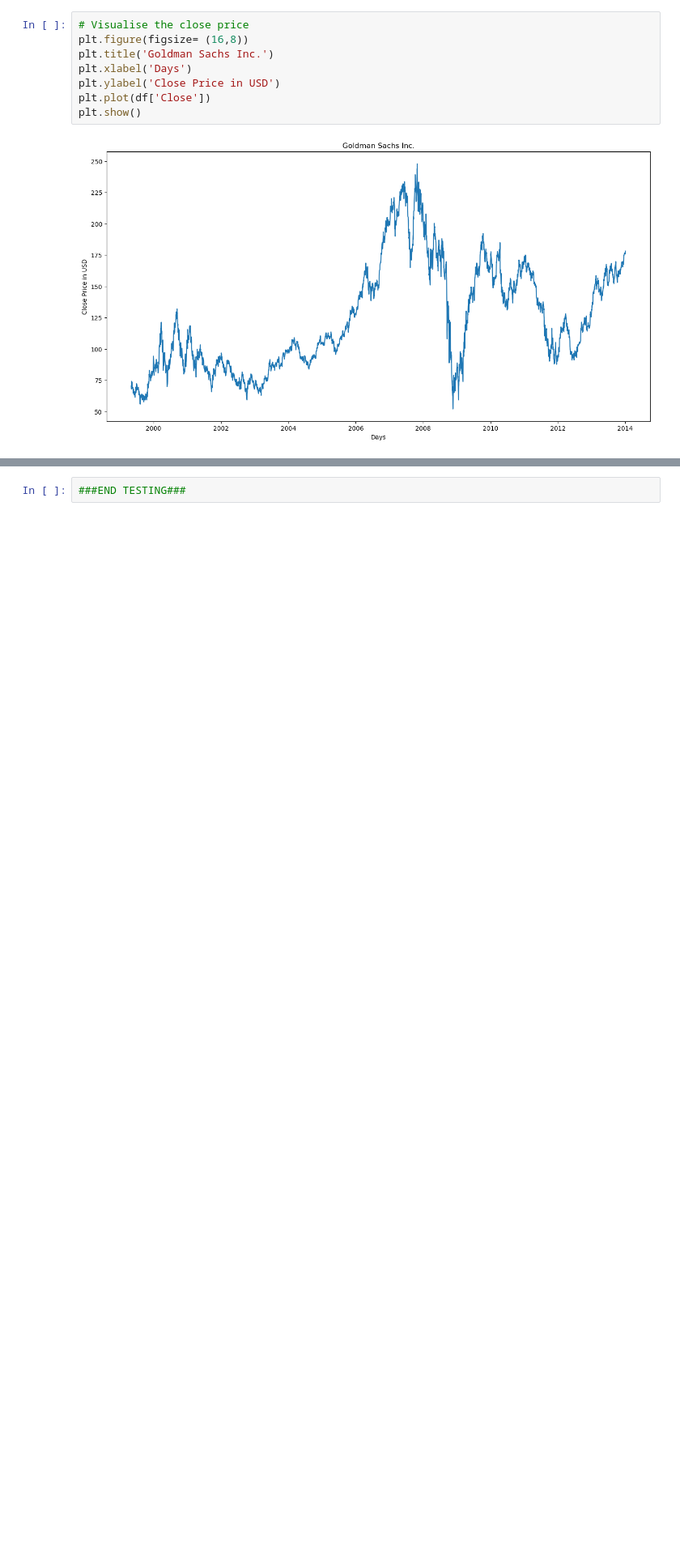
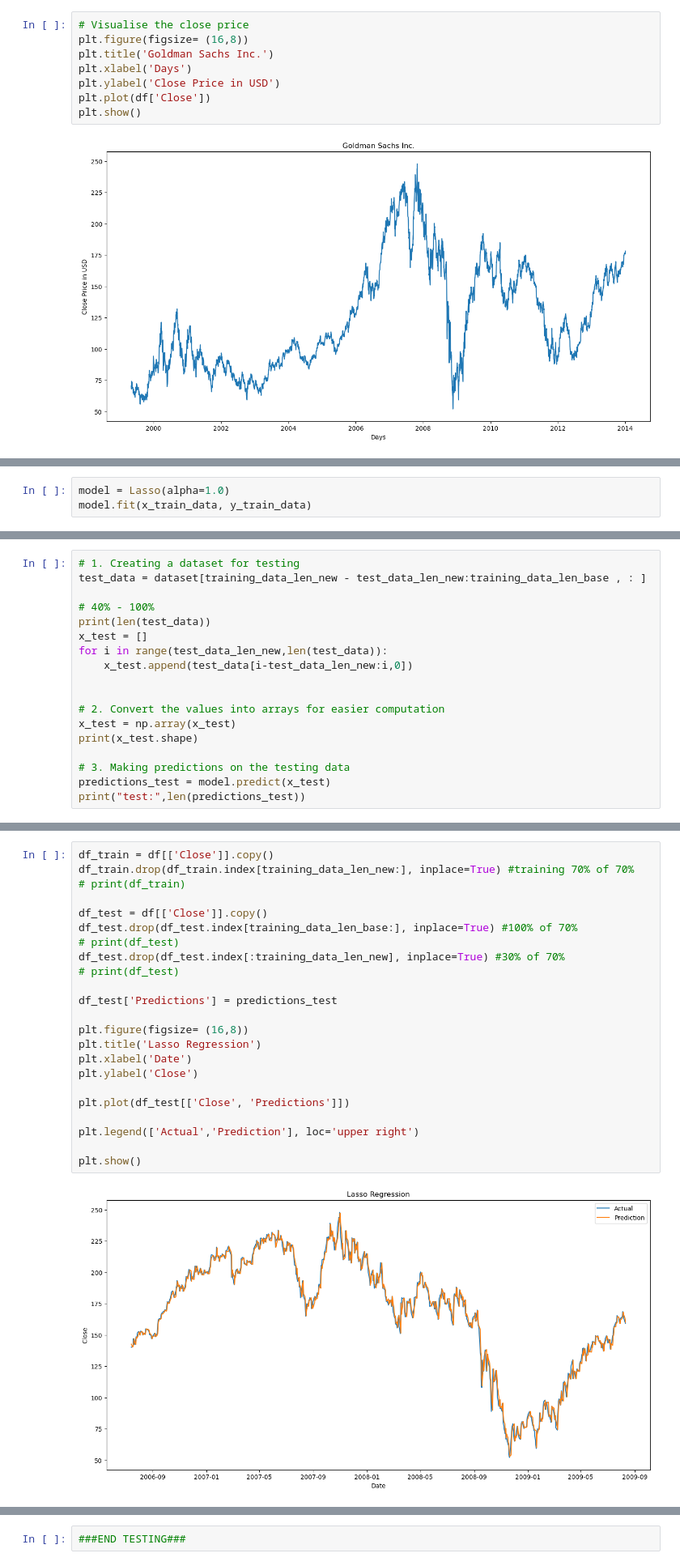
Before and after one commit to nkwleroux/YonseiAdvProgFinals, a Jupyter notebook: LassoRidge.ipynb, the cells around one changed output, grey strips where cells are left out. Shown: that part at 81% size. Saved outputs shown, nothing was run; the diff lists cells and outputs as text; blank space fills up the shorter version.

```diff
--- a/LassoRidge.ipynb
+++ b/LassoRidge.ipynb
@@ -116,0 +161,3 @@ plt.show()
+# %%
+model = Lasso(alpha=1.0)
+model.fit(x_train_data, y_train_data)
@@ -116,0 +166,18 @@ plt.show()
+# %%
+# 1. Creating a dataset for testing
+test_data = dataset[training_data_len_new - test_data_len_new:training_data_len_base , : ]
+
+# 40% - 100%
+print(len(test_data))
+x_test = []
+for i in range(test_data_len_new,len(test_data)):
+    x_test.append(test_data[i-test_data_len_new:i,0])
+
+
+# 2. Convert the values into arrays for easier computation
+x_test = np.array(x_test)
+print(x_test.shape)
+
+# 3. Making predictions on the testing data
+predictions_test = model.predict(x_test)
+print("test:",len(predictions_test))
@@ -116,0 +188,25 @@ plt.show()
+# %%
+df_train = df[['Close']].copy()
+df_train.drop(df_train.index[training_data_len_new:], inplace=True) #training 70% of 70%
+# print(df_train)
+
+df_test = df[['Close']].copy()
+df_test.drop(df_test.index[training_data_len_base:], inplace=True) #100% of 70%
+# print(df_test)
+df_test.drop(df_test.index[:training_data_len_new], inplace=True) #30% of 70%
+# print(df_test)
+
+df_test['Predictions'] = predictions_test
+
+plt.figure(figsize= (16,8))
+plt.title('Lasso Regression')
+plt.xlabel('Date')
+plt.ylabel('Close')
+
+plt.plot(df_test[['Close', 'Predictions']])
+
+plt.legend(['Actual','Prediction'], loc='upper right')
+
+plt.show()
+# %% [output]
+[figure, added]
```
Also changed, not shown: parts of 39 cells of this notebook.
